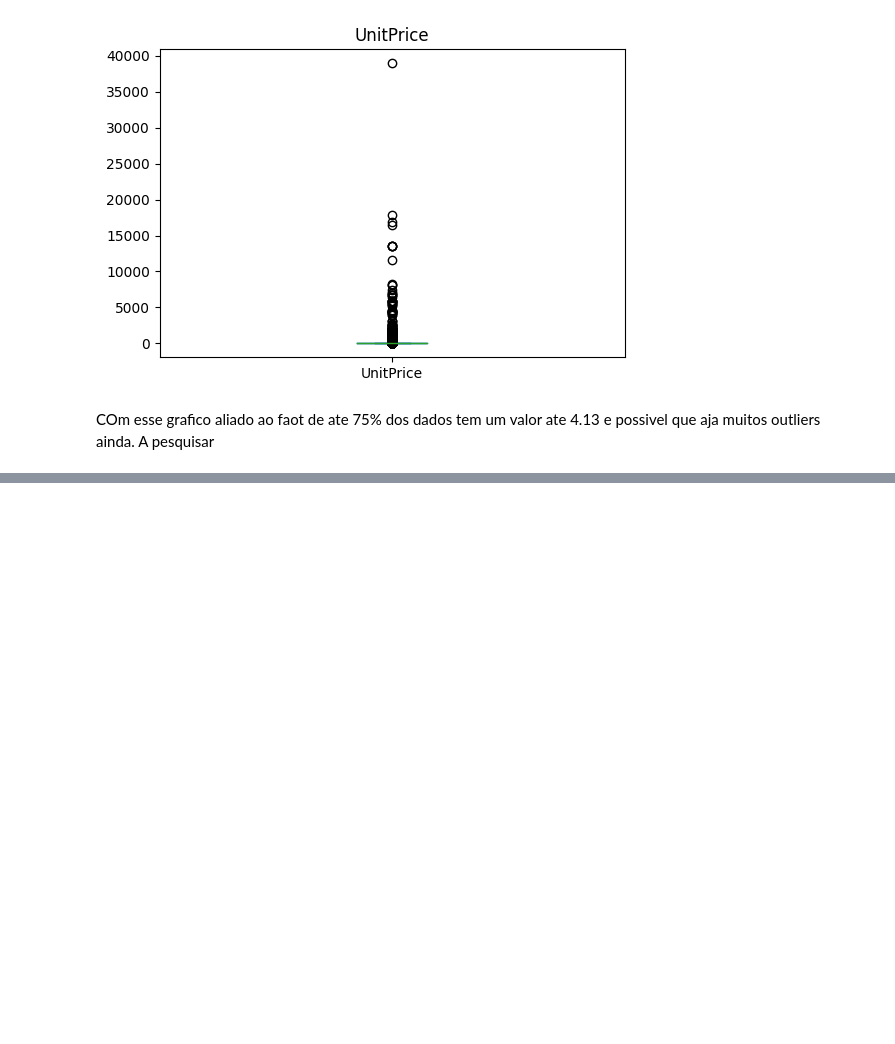
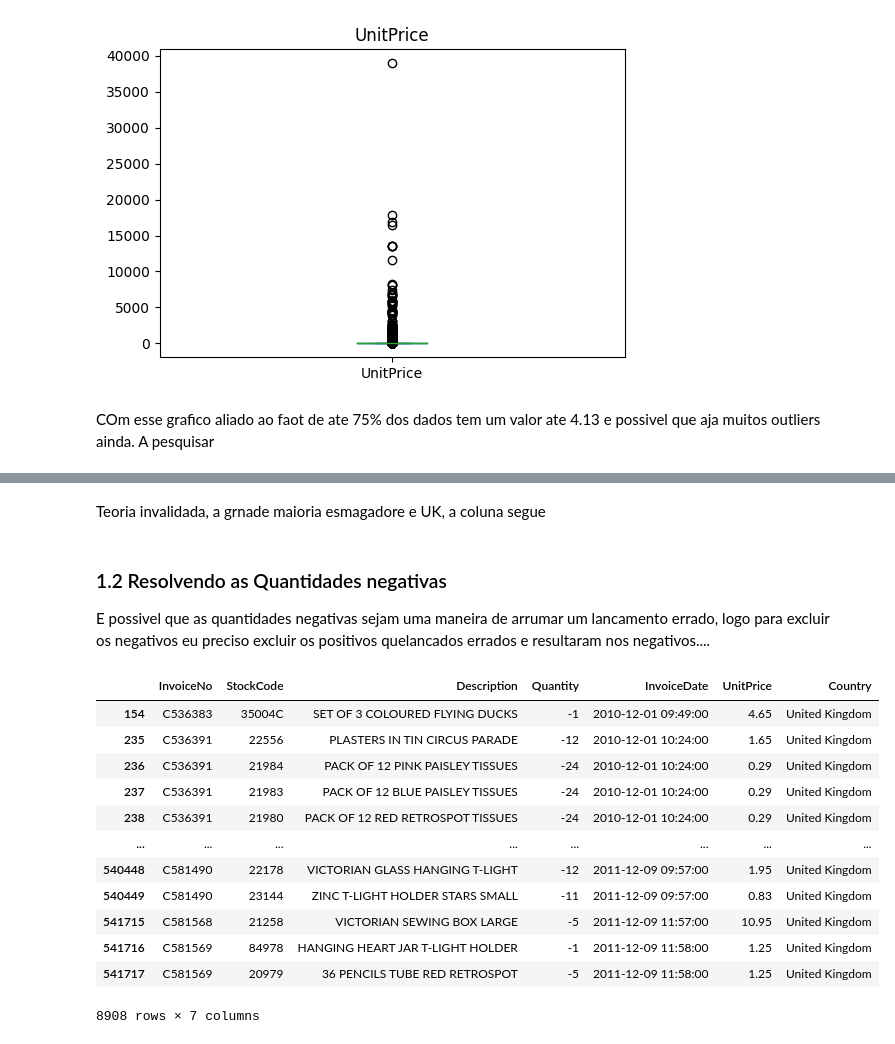
Before and after one commit to HammadN98/Estudos-de-caso, a Jupyter notebook: clusterizacao_Estudo_de_caso.ipynb, the cells around one changed output, grey strips where cells are left out. Saved outputs shown, nothing was run; the diff lists cells and outputs as text; code cells hidden in the pictures; blank space fills up the shorter version.

Commit message:
Segue a etapa de pre-processamento e descoberta de anomalias

```diff
--- a/clusterizacao_Estudo_de_caso.ipynb
+++ b/clusterizacao_Estudo_de_caso.ipynb
@@ -183,0 +361,22 @@ Name: count, Length: 1628, dtype: int64
+# %% [markdown]
+Teoria invalidada, a grnade maioria esmagadore e UK, a coluna segue
+# %% [markdown]
+### 1.2 Resolvendo as Quantidades negativas
+
+E possivel que as quantidades negativas sejam uma maneira de arrumar um lancamento errado, logo para excluir os negativos eu preciso excluir os positivos quelancados errados e resultaram nos negativos....
+# %%
+data_capslock[data_capslock['Quantity'] < 0]
+# %% [output]
+|  | InvoiceNo | StockCode | Description | Quantity | InvoiceDate | UnitPrice | Country |
+| 154 | C536383 | 35004C | SET OF 3 COLOURED FLYING DUCKS | -1 | 2010-12-01 09:49:00 | 4.65 | United Kingdom |
+| 235 | C536391 | 22556 | PLASTERS IN TIN CIRCUS PARADE | -12 | 2010-12-01 10:24:00 | 1.65 | United Kingdom |
+| 236 | C536391 | 21984 | PACK OF 12 PINK PAISLEY TISSUES | -24 | 2010-12-01 10:24:00 | 0.29 | United Kingdom |
+| 237 | C536391 | 21983 | PACK OF 12 BLUE PAISLEY TISSUES | -24 | 2010-12-01 10:24:00 | 0.29 | United Kingdom |
+| 238 | C536391 | 21980 | PACK OF 12 RED RETROSPOT TISSUES | -24 | 2010-12-01 10:24:00 | 0.29 | United Kingdom |
+| ... | ... | ... | ... | ... | ... | ... | ... |
+| 540448 | C581490 | 22178 | VICTORIAN GLASS HANGING T-LIGHT | -12 | 2011-12-09 09:57:00 | 1.95 | United Kingdom |
+| 540449 | C581490 | 23144 | ZINC T-LIGHT HOLDER STARS SMALL | -11 | 2011-12-09 09:57:00 | 0.83 | United Kingdom |
+| 541715 | C581568 | 21258 | VICTORIAN SEWING BOX LARGE | -5 | 2011-12-09 11:57:00 | 10.95 | United Kingdom |
+| 541716 | C581569 | 84978 | HANGING HEART JAR T-LIGHT HOLDER | -1 | 2011-12-09 11:58:00 | 1.25 | United Kingdom |
+| 541717 | C581569 | 20979 | 36 PENCILS TUBE RED RETROSPOT | -5 | 2011-12-09 11:58:00 | 1.25 | United Kingdom |
+8908 rows × 7 columns
```
Also changed, not shown: parts of 17 cells of this notebook.
